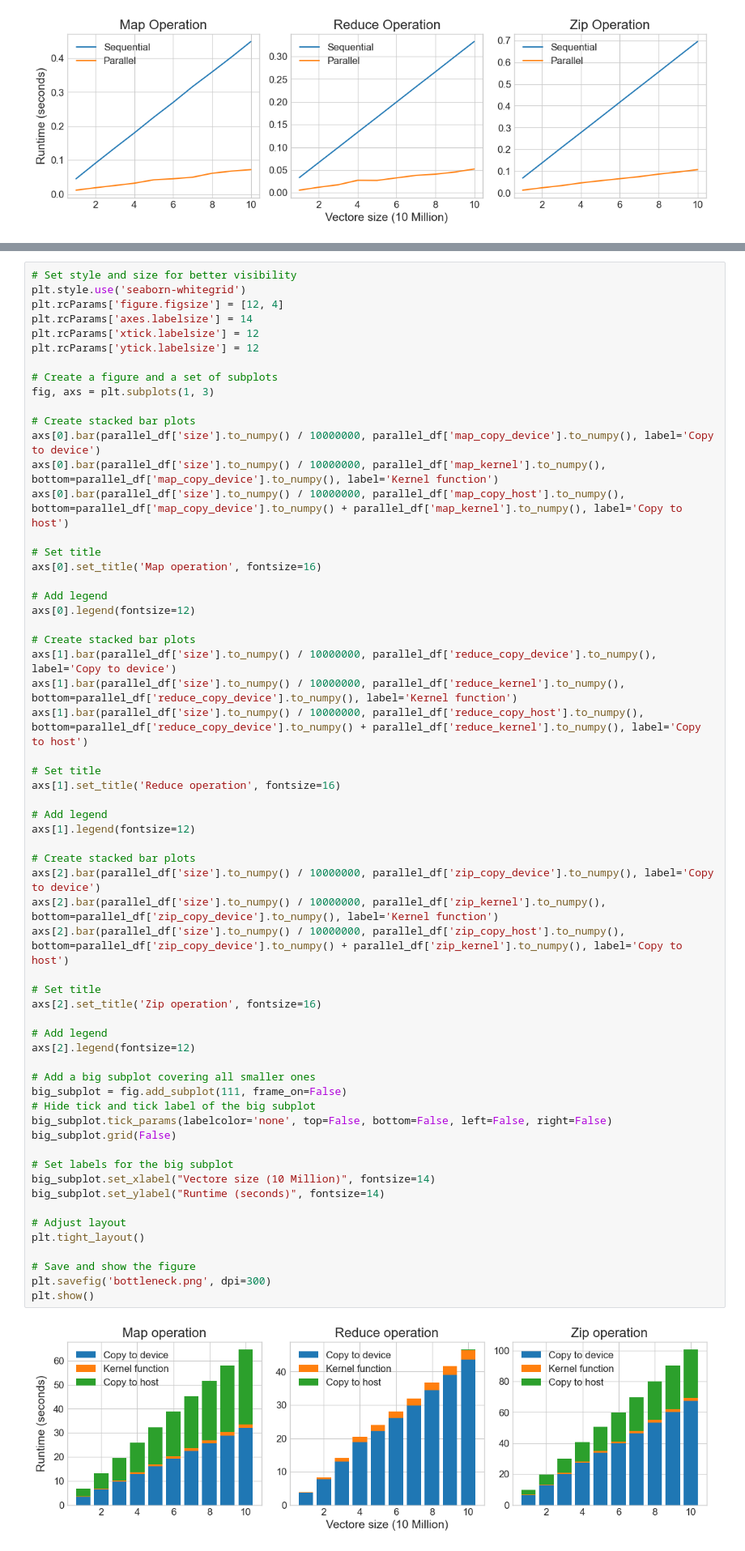
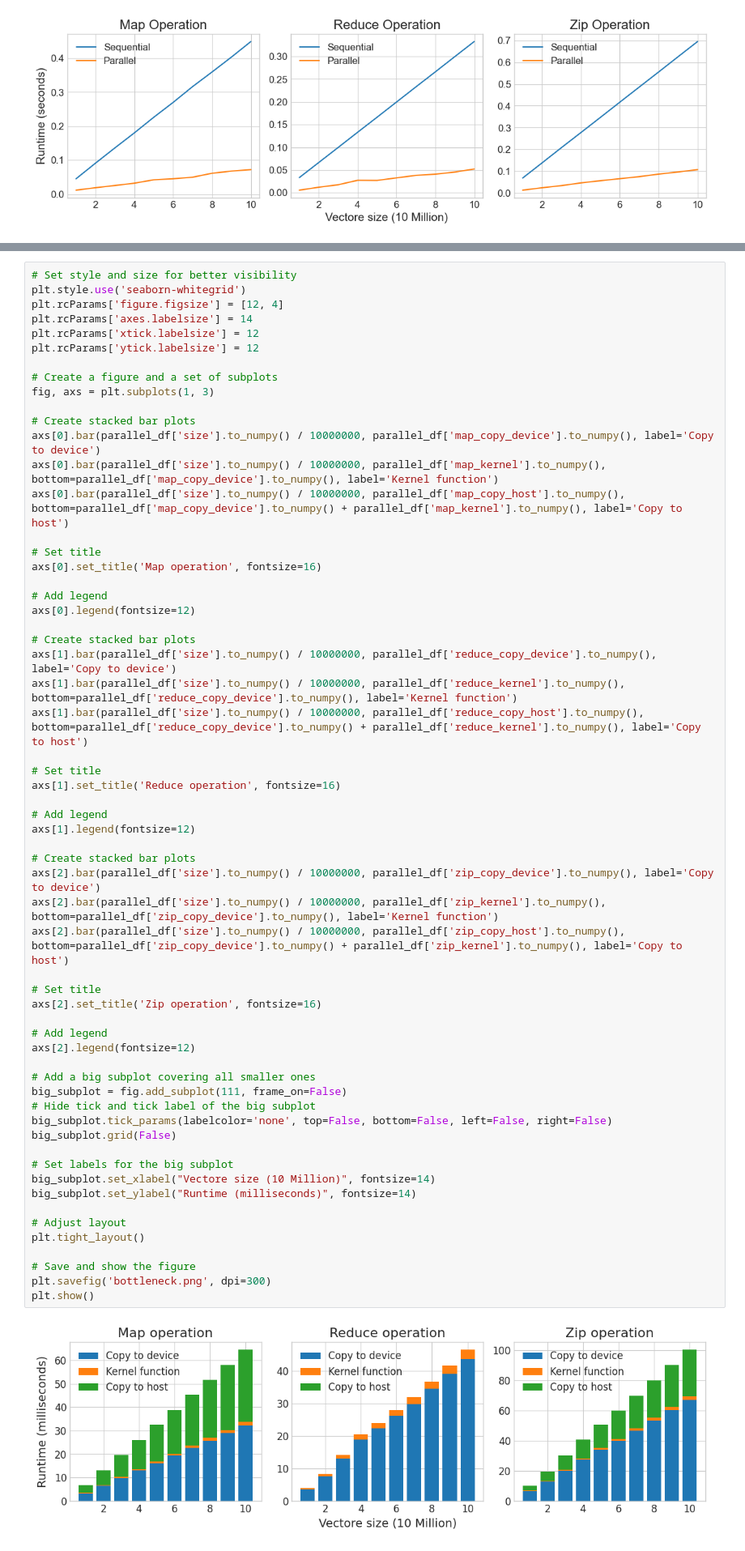
Before and after one commit to tZimmermann98/parallel-programming-seminar, a Jupyter notebook: runtime_analysis/runtime_analysis.ipynb, the cells around one changed output, grey strips where cells are left out. Shown: that part at 81% size. Drawn from its saved outputs; the diff is of its cells as text.

```diff
--- a/runtime_analysis/runtime_analysis.ipynb
+++ b/runtime_analysis/runtime_analysis.ipynb
@@ -186,32 +183,32 @@ axs[1].set_title('Reduce operation', fontsize=16)
 # Add legend
 axs[1].legend(fontsize=12)
 
 # Create stacked bar plots
 axs[2].bar(parallel_df['size'].to_numpy() / 10000000, parallel_df['zip_copy_device'].to_numpy(), label='Copy to device')
 axs[2].bar(parallel_df['size'].to_numpy() / 10000000, parallel_df['zip_kernel'].to_numpy(), bottom=parallel_df['zip_copy_device'].to_numpy(), label='Kernel function')
 axs[2].bar(parallel_df['size'].to_numpy() / 10000000, parallel_df['zip_copy_host'].to_numpy(), bottom=parallel_df['zip_copy_device'].to_numpy() + parallel_df['zip_kernel'].to_numpy(), label='Copy to host')
 
 # Set title
 axs[2].set_title('Zip operation', fontsize=16)
 
 # Add legend
 axs[2].legend(fontsize=12)
 
 # Add a big subplot covering all smaller ones
 big_subplot = fig.add_subplot(111, frame_on=False)
 # Hide tick and tick label of the big subplot
 big_subplot.tick_params(labelcolor='none', top=False, bottom=False, left=False, right=False)
 big_subplot.grid(False)
 
 # Set labels for the big subplot
 big_subplot.set_xlabel("Vectore size (10 Million)", fontsize=14)
-big_subplot.set_ylabel("Runtime (seconds)", fontsize=14)
+big_subplot.set_ylabel("Runtime (milliseconds)", fontsize=14)
 
 # Adjust layout
 plt.tight_layout()
 
 # Save and show the figure
 plt.savefig('bottleneck.png', dpi=300)
 plt.show()
 # %% [output]
-[figure, old version]
+[figure, new version]
```
Also changed, not shown: parts of 3 cells of this notebook, 2 other files.
